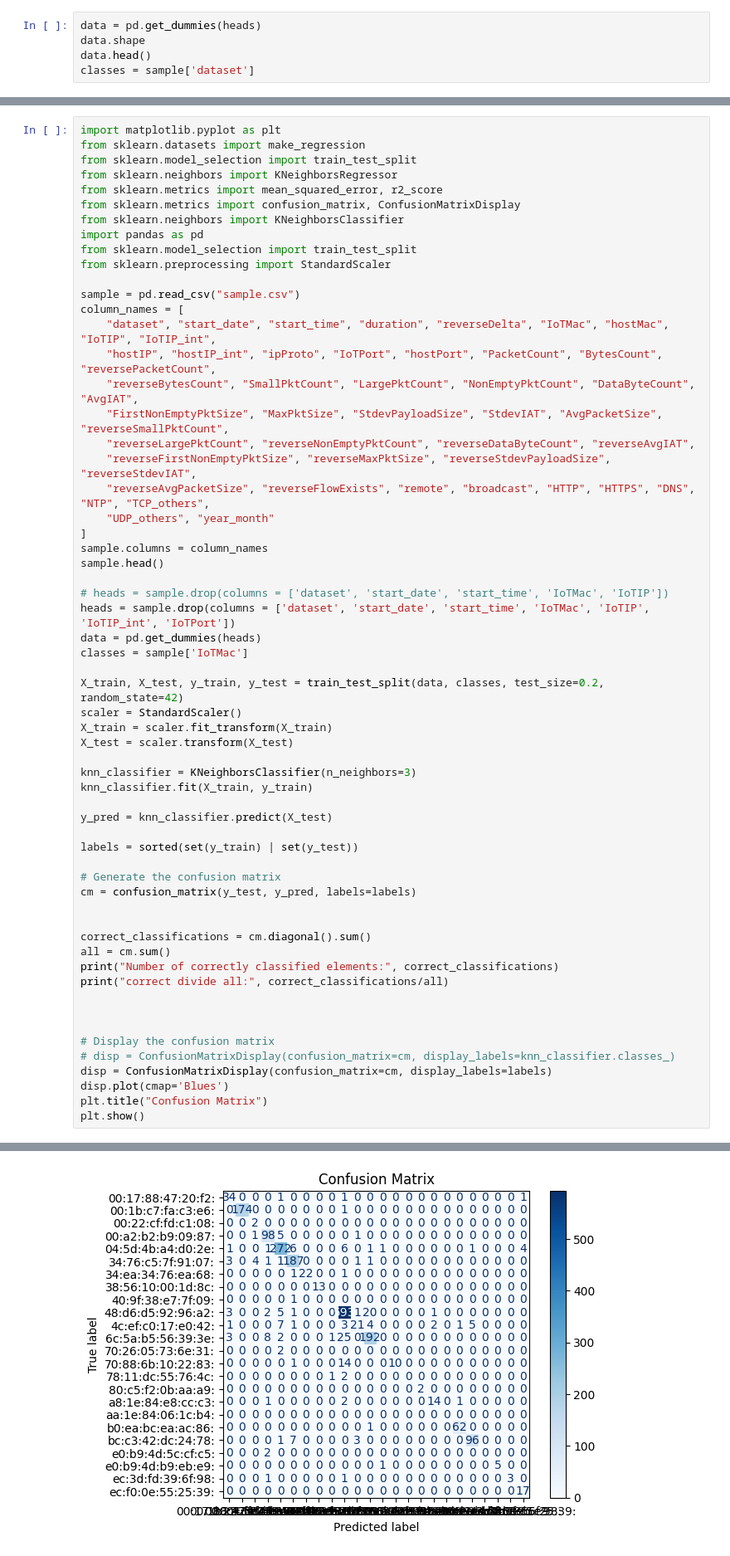
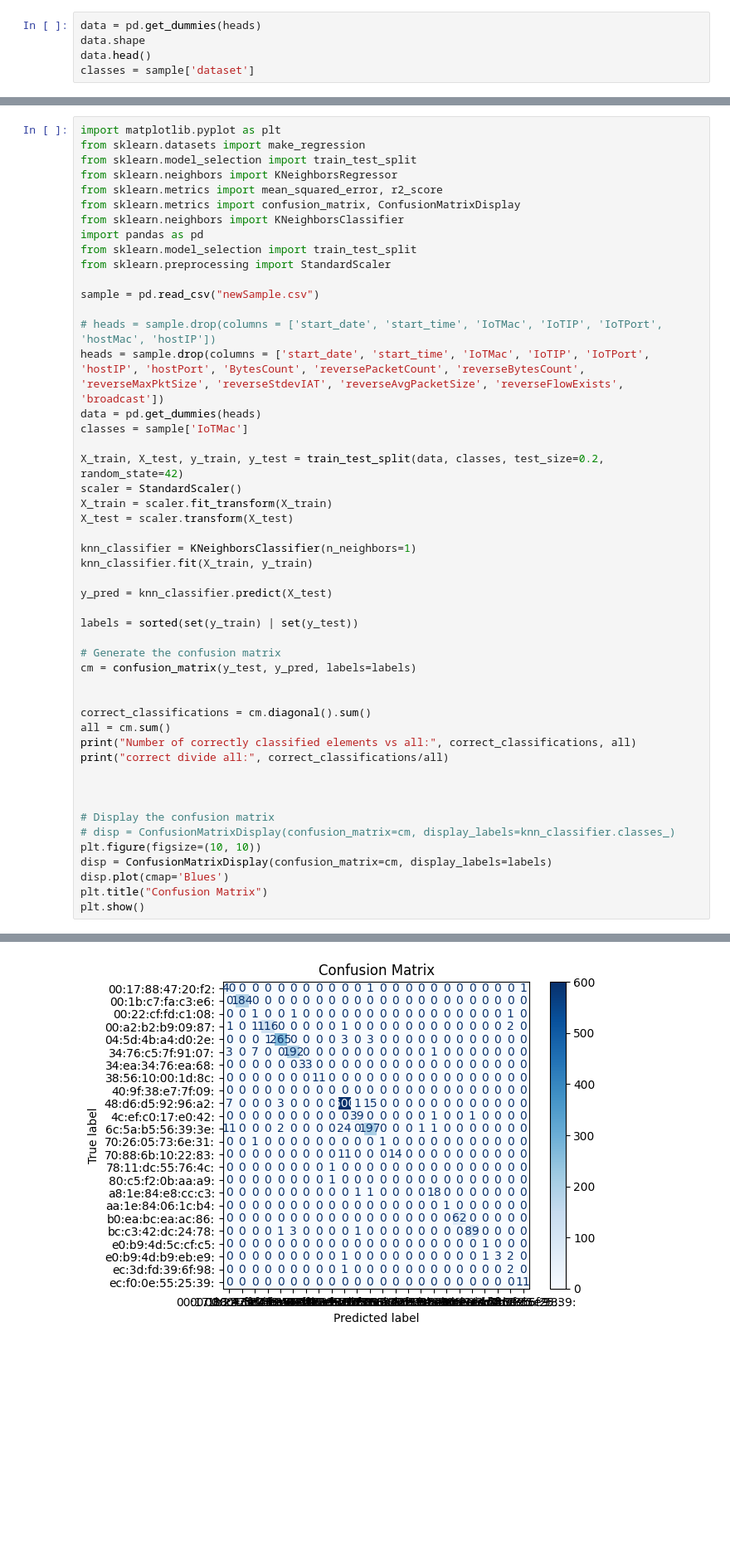
Before and after one commit to Shing-gor/classification-cybersecurity, a Jupyter notebook: kiran.ipynb, the cells around one changed output, grey strips where cells are left out. Shown at 83% size. Saved outputs shown, nothing was run; the diff lists cells and outputs as text; blank space fills up the shorter version.

```diff
--- a/kiran.ipynb
+++ b/kiran.ipynb
@@ -272,22 +277,10 @@ import pandas as pd
 from sklearn.model_selection import train_test_split
 from sklearn.preprocessing import StandardScaler
 
-sample = pd.read_csv("sample.csv")
-column_names = [
-    "dataset", "start_date", "start_time", "duration", "reverseDelta", "IoTMac", "hostMac", "IoTIP", "IoTIP_int",
-    "hostIP", "hostIP_int", "ipProto", "IoTPort", "hostPort", "PacketCount", "BytesCount", "reversePacketCount",
-    "reverseBytesCount", "SmallPktCount", "LargePktCount", "NonEmptyPktCount", "DataByteCount", "AvgIAT",
-    "FirstNonEmptyPktSize", "MaxPktSize", "StdevPayloadSize", "StdevIAT", "AvgPacketSize", "reverseSmallPktCount",
-    "reverseLargePktCount", "reverseNonEmptyPktCount", "reverseDataByteCount", "reverseAvgIAT",
-    "reverseFirstNonEmptyPktSize", "reverseMaxPktSize", "reverseStdevPayloadSize", "reverseStdevIAT",
-    "reverseAvgPacketSize", "reverseFlowExists", "remote", "broadcast", "HTTP", "HTTPS", "DNS", "NTP", "TCP_others",
-    "UDP_others", "year_month"
-]
-sample.columns = column_names
-sample.head()
+sample = pd.read_csv("newSample.csv")
 
-# heads = sample.drop(columns = ['dataset', 'start_date', 'start_time', 'IoTMac', 'IoTIP'])
-heads = sample.drop(columns = ['dataset', 'start_date', 'start_time', 'IoTMac', 'IoTIP', 'IoTIP_int', 'IoTPort'])
+# heads = sample.drop(columns = ['start_date', 'start_time', 'IoTMac', 'IoTIP', 'IoTPort', 'hostMac', 'hostIP'])
+heads = sample.drop(columns = ['start_date', 'start_time', 'IoTMac', 'IoTIP', 'IoTPort', 'hostIP', 'hostPort', 'BytesCount', 'reversePacketCount', 'reverseBytesCount', 'reverseMaxPktSize', 'reverseStdevIAT', 'reverseAvgPacketSize', 'reverseFlowExists', 'broadcast'])
 data = pd.get_dummies(heads)
 classes = sample['IoTMac']
 
@@ -296,7 +289,7 @@ scaler = StandardScaler()
 X_train = scaler.fit_transform(X_train)
 X_test = scaler.transform(X_test)
 
-knn_classifier = KNeighborsClassifier(n_neighbors=3)
+knn_classifier = KNeighborsClassifier(n_neighbors=1)
 knn_classifier.fit(X_train, y_train)
 
 y_pred = knn_classifier.predict(X_test)
@@ -309,13 +302,14 @@ cm = confusion_matrix(y_test, y_pred, labels=labels)
 
 correct_classifications = cm.diagonal().sum()
 all = cm.sum()
-print("Number of correctly classified elements:", correct_classifications)
+print("Number of correctly classified elements vs all:", correct_classifications, all)
 print("correct divide all:", correct_classifications/all)
 
 
 
 # Display the confusion matrix
 # disp = ConfusionMatrixDisplay(confusion_matrix=cm, display_labels=knn_classifier.classes_)
+plt.figure(figsize=(10, 10))
 disp = ConfusionMatrixDisplay(confusion_matrix=cm, display_labels=labels)
 disp.plot(cmap='Blues')
 plt.title("Confusion Matrix")
@@ -326,4 +321,4 @@ correct divide all: 0.9085
-[figure, old version]
+[figure, new version]
 # %%
 import pandas as pd
 from sklearn.model_selection import train_test_split
```
Also changed, not shown: parts of 9 cells of this notebook.
